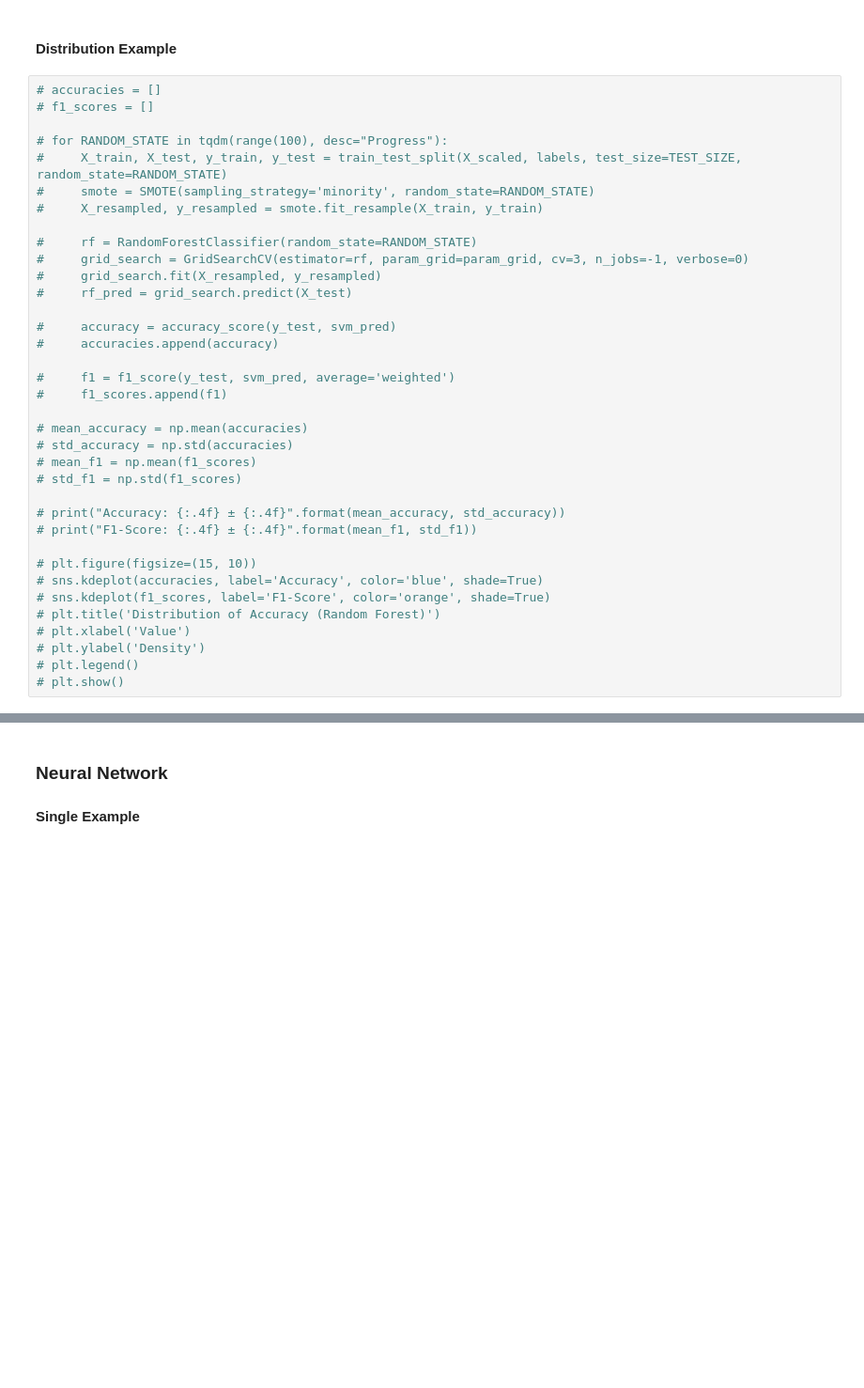
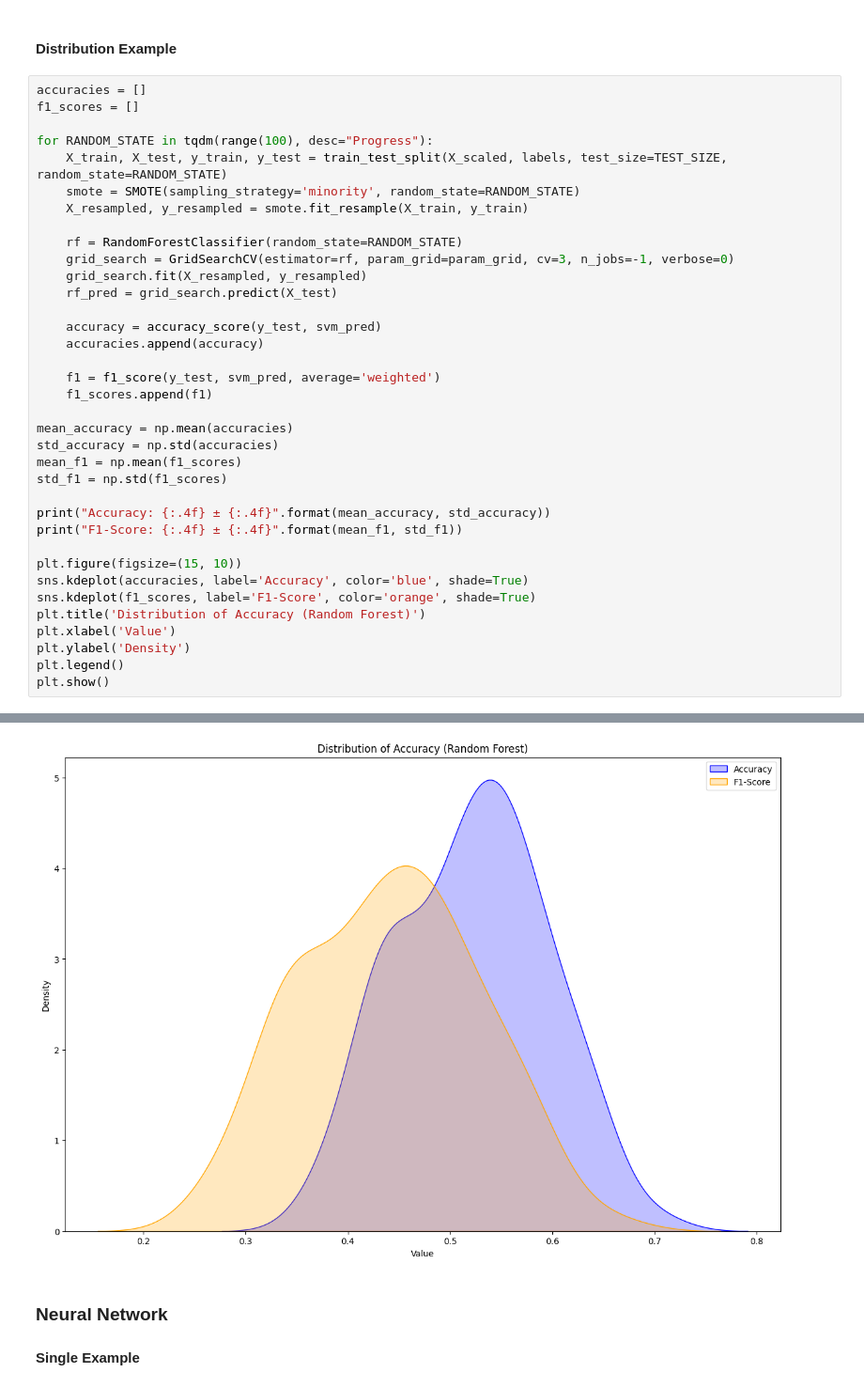
Before and after one commit to denskrlv/PosEmotion, a Jupyter notebook: posemotion.ipynb, the cells around one changed output, grey strips where cells are left out. Shown at 94% size. Drawn from its saved outputs; the diff is of its cells as text; blank space fills up the shorter version.

```diff
--- a/posemotion.ipynb
+++ b/posemotion.ipynb
@@ -631,38 +638,39 @@ F1-Score: 0.2937 ± 0.0576
 # %% [markdown]
 #### Distribution Example
 # %%
-# accuracies = []
-# f1_scores = []
+accuracies = []
+f1_scores = []
 
-# for RANDOM_STATE in tqdm(range(100), desc="Progress"):
-#     X_train, X_test, y_train, y_test = train_test_split(X_scaled, labels, test_size=TEST_SIZE, random_state=RANDOM_STATE)
-#     smote = SMOTE(sampling_strategy='minority', random_state=RANDOM_STATE)
-#     X_resampled, y_resampled = smote.fit_resample(X_train, y_train)
+for RANDOM_STATE in tqdm(range(100), desc="Progress"):
+    X_train, X_test, y_train, y_test = train_test_split(X_scaled, labels, test_size=TEST_SIZE, random_state=RANDOM_STATE)
+    smote = SMOTE(sampling_strategy='minority', random_state=RANDOM_STATE)
+    X_resampled, y_resampled = smote.fit_resample(X_train, y_train)
 
-#     rf = RandomForestClassifier(random_state=RANDOM_STATE)
-#     grid_search = GridSearchCV(estimator=rf, param_grid=param_grid, cv=3, n_jobs=-1, verbose=0)
-#     grid_search.fit(X_resampled, y_resampled)
-#     rf_pred = grid_search.predict(X_test)
+    rf = RandomForestClassifier(random_state=RANDOM_STATE)
+    grid_search = GridSearchCV(estimator=rf, param_grid=param_grid, cv=3, n_jobs=-1, verbose=0)
+    grid_search.fit(X_resampled, y_resampled)
+    rf_pred = grid_search.predict(X_test)
 
-#     accuracy = accuracy_score(y_test, svm_pred)
-#     accuracies.append(accuracy)
+    accuracy = accuracy_score(y_test, svm_pred)
+    accuracies.append(accuracy)
 
-#     f1 = f1_score(y_test, svm_pred, average='weighted')
-#     f1_scores.append(f1)
+    f1 = f1_score(y_test, svm_pred, average='weighted')
+    f1_scores.append(f1)
 
-# mean_accuracy = np.mean(accuracies)
-# std_accuracy = np.std(accuracies)
-# mean_f1 = np.mean(f1_scores)
-# std_f1 = np.std(f1_scores)
+mean_accuracy = np.mean(accuracies)
+std_accuracy = np.std(accuracies)
+mean_f1 = np.mean(f1_scores)
+std_f1 = np.std(f1_scores)
 
-# print("Accuracy: {:.4f} ± {:.4f}".format(mean_accuracy, std_accuracy))
-# print("F1-Score: {:.4f} ± {:.4f}".format(mean_f1, std_f1))
+print("Accuracy: {:.4f} ± {:.4f}".format(mean_accuracy, std_accuracy))
+print("F1-Score: {:.4f} ± {:.4f}".format(mean_f1, std_f1))
 
-# plt.figure(figsize=(15, 10))
-# sns.kdeplot(accuracies, label='Accuracy', color='blue', shade=True)
-# sns.kdeplot(f1_scores, label='F1-Score', color='orange', shade=True)
-# plt.title('Distribution of Accuracy (Random Forest)')
-# plt.xlabel('Value')
-# plt.ylabel('Density')
-# plt.legend()
-# plt.show()
+plt.figure(figsize=(15, 10))
+sns.kdeplot(accuracies, label='Accuracy', color='blue', shade=True)
+sns.kdeplot(f1_scores, label='F1-Score', color='orange', shade=True)
+plt.title('Distribution of Accuracy (Random Forest)')
+plt.xlabel('Value')
+plt.ylabel('Density')
+plt.legend()
+plt.show()
+# %% [output]
@@ -669,3 +688,4 @@ F1-Score: 0.2937 ± 0.0576
+[figure, added]
 # %% [markdown]
 ### Neural Network
 
```
Also changed, not shown: parts of 11 cells of this notebook, 4 other files.
